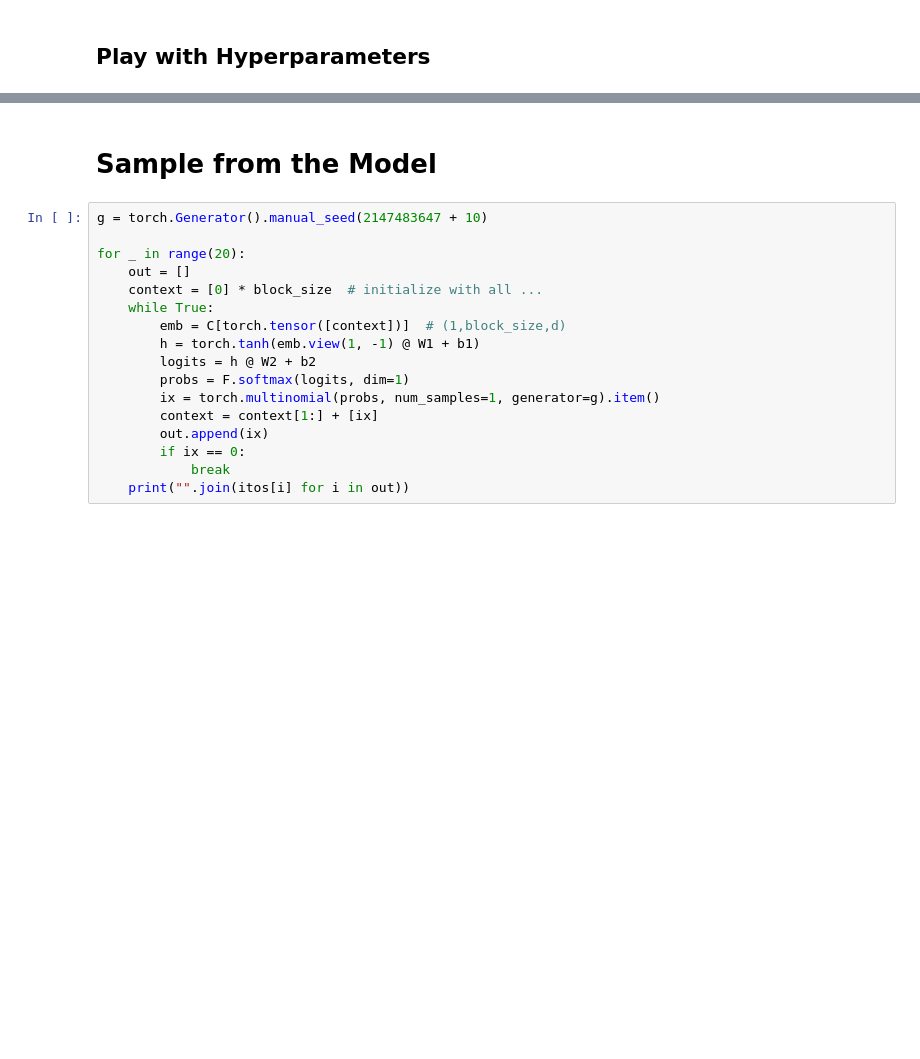
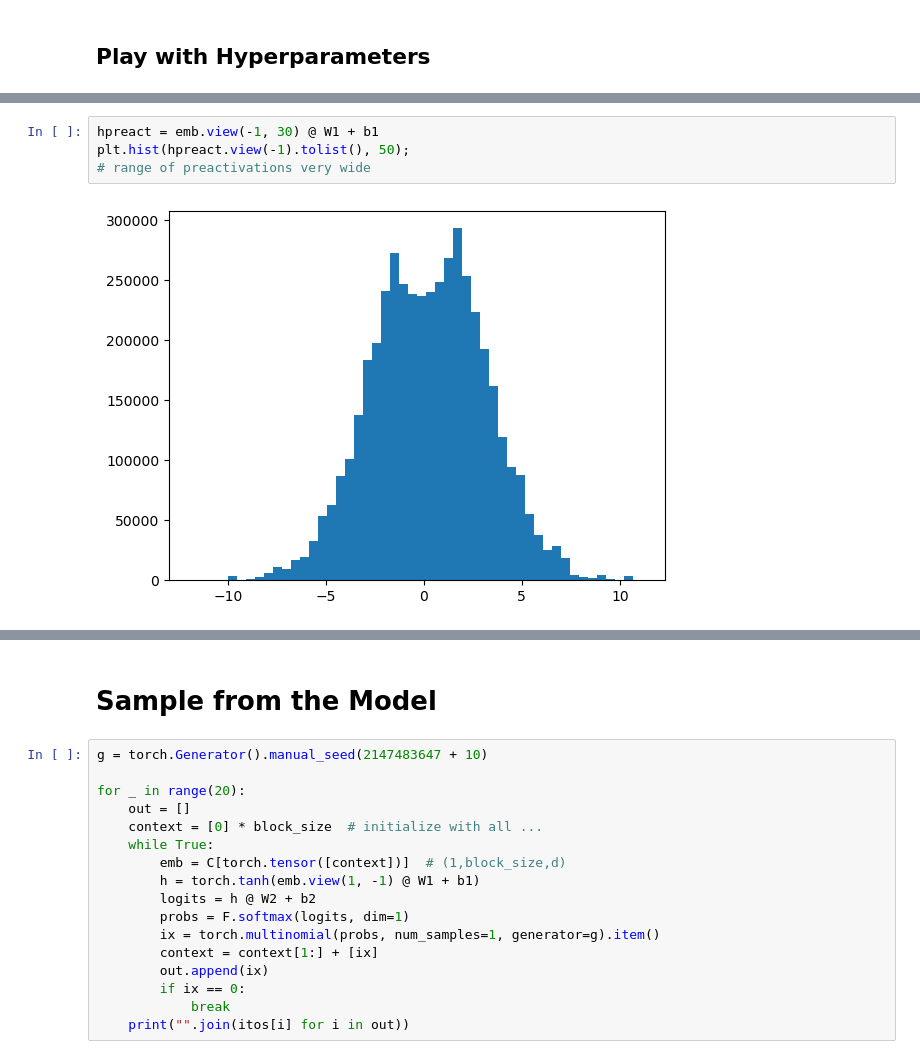
Before and after one commit to xouyang1/nn-zero-to-hero, a Jupyter notebook: makemore/makemore_part2_mlp.ipynb, the cells around one changed output, grey strips where cells are left out. Cells and saved outputs as stored; diff of their text form; blank space fills up the shorter version.

```diff
--- a/makemore/makemore_part2_mlp.ipynb
+++ b/makemore/makemore_part2_mlp.ipynb
@@ -217,0 +243,6 @@ dev_loss=tensor(2.1617, grad_fn=<NllLossBackward0>)
+# %%
+hpreact = emb.view(-1, 30) @ W1 + b1
+plt.hist(hpreact.view(-1).tolist(), 50);
+# range of preactivations very wide
+# %% [output]
+[figure, added]
```
Also changed, not shown: parts of 10 cells of this notebook, 5 other files.
